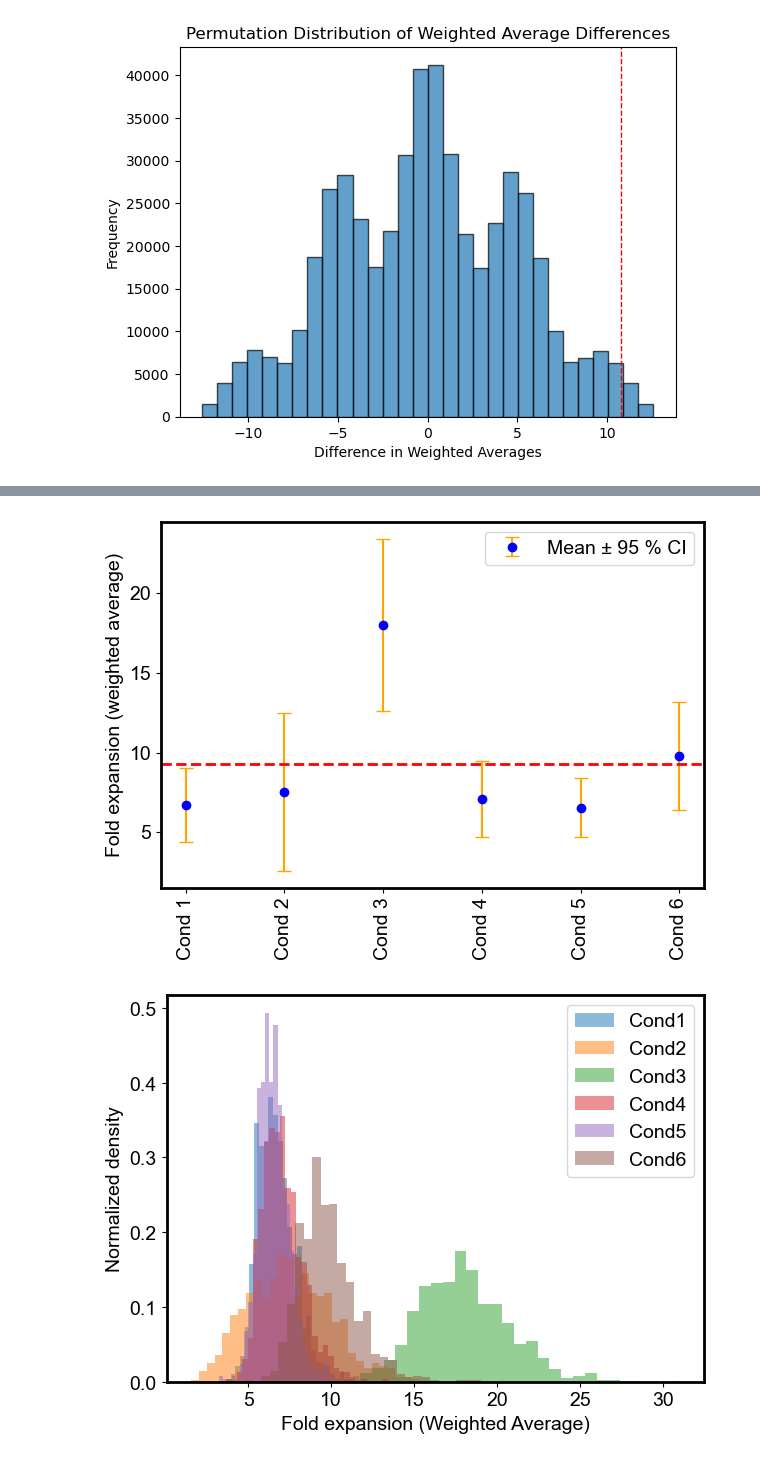
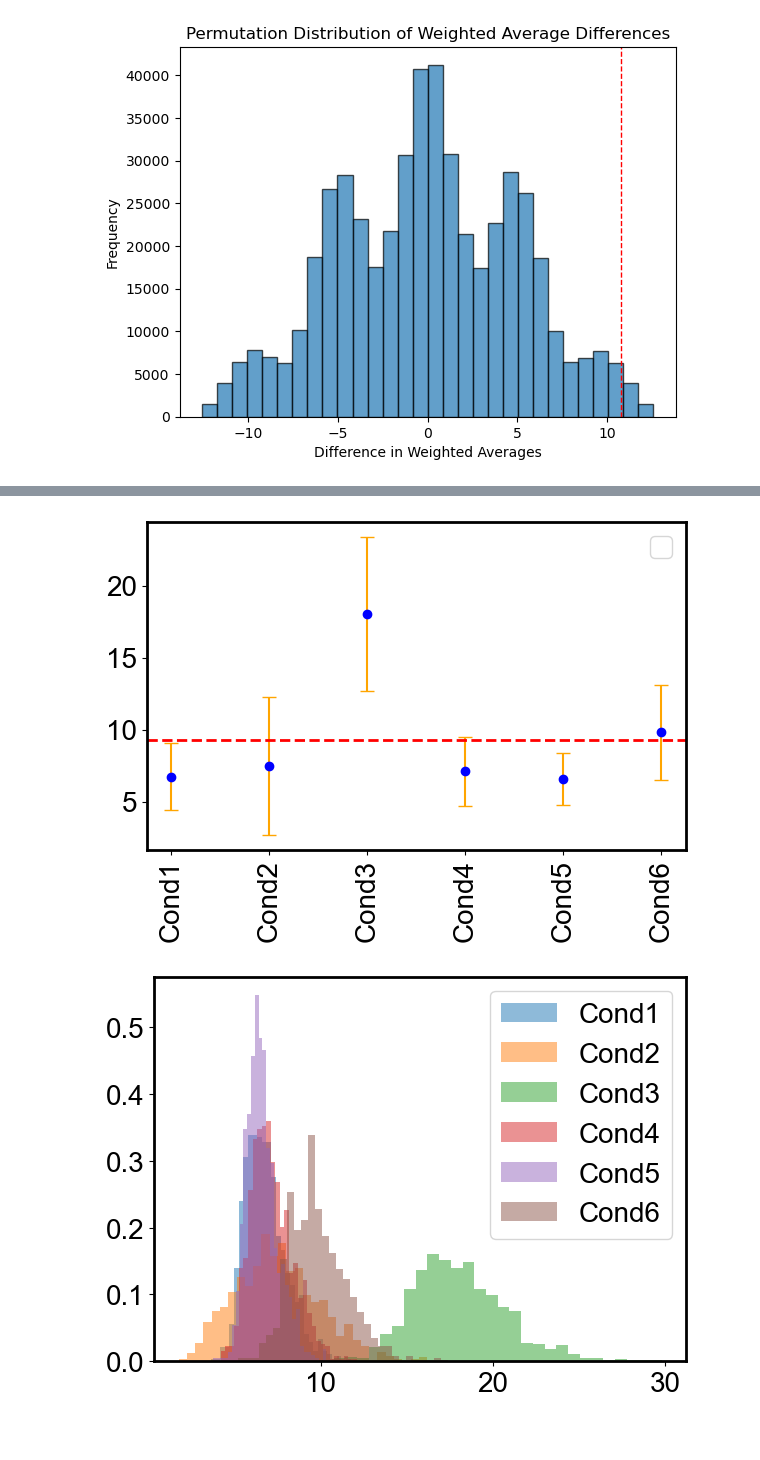
Before and after one commit to indraniny/Optimal_cytokine_combo_project, a Jupyter notebook: Statistical_test_cond3/cond3_statistical_testing.ipynb, the cells around one changed output, grey strips where cells are left out. Drawn from its saved outputs; the diff is of its cells as text; code cells hidden in the pictures.

Commit message:
bigger fonts on plots

```diff
--- a/Statistical_test_cond3/cond3_statistical_testing.ipynb
+++ b/Statistical_test_cond3/cond3_statistical_testing.ipynb
@@ -663,38 +663,38 @@ def cond(filename):
 
     return X #mention the condition you want to compare, for example cond1 & cond3
 
-def calculate_weighted_avg(Y1,Y2): #my weight
+# def calculate_weighted_avg(Y1,Y2): #my weight
+#     W=np.zeros(len(Y1))
+#     for i in range(len(Y1)):
+#         if Y1[i] > 1 and Y2[i]> 1:
+#              if (Y1[i] > Y2[i]):
+#                  W[i]=np.mean([Y1[i],Y2[i]])
+#              else:
+#                  W[i]=max(Y1[i],Y2[i])
+#         elif  Y1[i] < 1 and Y2[i]< 1:
+#              W[i]=min(Y1[i],Y2[i])
+#         else:
+#             W[i]=np.mean([Y1[i],Y2[i]])
+
+#     print(W)
+#     norm_W=W/sum(W)
+
+#     return norm_W
+
+def calculate_donor_viability_weight_cond(Y1,Y2):#Bills weight
     W=np.zeros(len(Y1))
     for i in range(len(Y1)):
         if Y1[i] > 1 and Y2[i]> 1:
-             if (Y1[i] > Y2[i]):
-                 W[i]=np.mean([Y1[i],Y2[i]])
-             else:
-                 W[i]=max(Y1[i],Y2[i])
+             W[i]=max(Y1[i],Y2[i])
         elif  Y1[i] < 1 and Y2[i]< 1:
              W[i]=min(Y1[i],Y2[i])
         else:
             W[i]=np.mean([Y1[i],Y2[i]])
 
-    print(W)
+
     norm_W=W/sum(W)
 
     return norm_W
-
-# def calculate_donor_viability_weight_cond(Y1,Y2):#Bills weight
-#     W=np.zeros(len(Y1))
-#     for i in range(len(Y1)):
-#         if Y1[i] > 1 and Y2[i]> 1:
-#              W[i]=max(Y1[i],Y2[i])
-#         elif  Y1[i] < 1 and Y2[i]< 1:
-#              W[i]=min(Y1[i],Y2[i])
-#         else:
-#             W[i]=np.mean([Y1[i],Y2[i]])
-
-
-#     norm_W=W/sum(W)
-
-#     return norm_W
 
 def variability_weights_cond(cond):
     Y=np.array(cond)
@@ -833,15 +833,15 @@ if __name__=='__main__':
         # Set global font settings
     plt.rcParams.update({
         'font.family': 'Arial',  # Use Arial font
-        'font.size': 14,         # Set font size
+        'font.size': 22,         # Set font size
     })
     # Plot mean values with error bars for the 95% confidence interval
     plt.errorbar(x, means, yerr=1.96*std_devs, fmt='o', color='blue',
-                ecolor='orange', capsize=5, label='Mean ± 95 % CI')
+                ecolor='orange', capsize=5)
 
     # Customize the plot
-    plt.xticks(x, [f'Cond {i}' for i in range(1, 7)], rotation=90)  # Set x-tick labels
-    plt.ylabel('Fold expansion (weighted average)')
+    plt.xticks(x, [f'Cond{i}' for i in range(1, 7)], rotation=90)  # Set x-tick labels
+    #plt.ylabel('Fold expansion (weighted average)')
     plt.legend()
     plt.tight_layout()
 
@@ -871,40 +871,40 @@ if __name__=='__main__':
 
     # Customize the plot
     #plt.title('Histograms of Each Column')
-    plt.xlabel('Fold expansion (Weighted Average)')
-    plt.ylabel('Normalized density')
+    #plt.xlabel('Fold expansion (Weighted Average)')
+    #plt.ylabel('Normalized density')
     plt.legend()
     #plt.grid()
     plt.tight_layout()
     ax = plt.gca()
 
     # Set the width of the x and y axes (spines)
     axes_width_size=2
     ax.spines['bottom'].set_linewidth(axes_width_size)
     ax.spines['left'].set_linewidth(axes_width_size)
     ax.spines['top'].set_linewidth(axes_width_size)  # Optional: set top spine width to 0 if not needed
     ax.spines['right'].set_linewidth(axes_width_size)
 
     plt.show()
     # Show the plot
     plt.show()
 # %% [output]
 [[1.01 0.79 0.64 0.55 0.61 0.7 ]
  [0.13 0.73 0.67 0.74 0.76 0.7 ]
  [2.02 0.55 0.45 0.6  0.51 0.49]
  [1.23 1.29 1.06 2.   3.74 2.59]
  [3.71 2.58 1.65 4.68 5.03 5.55]
  [5.06 2.14 3.2  3.42 2.79 2.13]
  [2.85 1.36 1.69 2.1  1.99 1.44]
  [1.95 1.6  1.59 1.4  2.4  2.93]
  [0.77 0.61 0.95 0.91 0.74 0.72]
  [1.   0.7  0.55 0.62 1.04 0.76]]
 weight viability matrix =
   [[0.03571429 0.03800818 0.0096463  0.02840176 0.02623656 0.02740286]
 ... (77 lines left out)
  [0.10666346 0.25679553 0.16152989 0.30504054 0.12013454 0.593881  ]
  [0.04499554 0.14802402 0.14223376 0.07423688 0.0573062  0.04023524]
  [0.06862862 0.13361841 0.22707014 0.06390368 0.07564131 0.03753628]]
 original_weighted_average_value = [ 6.63573787  7.57455064 18.10002768  6.97500963  6.47724584  9.73998437]
-[figure, old version]
+[figure, new version]
-[figure, old version]
+[figure, new version]
```
Also changed, not shown: parts of 1 cell of this notebook, 3 other files.
